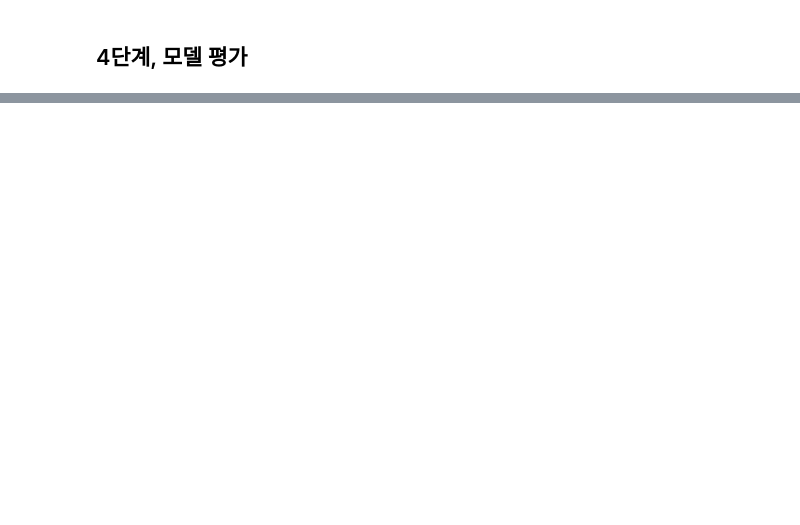
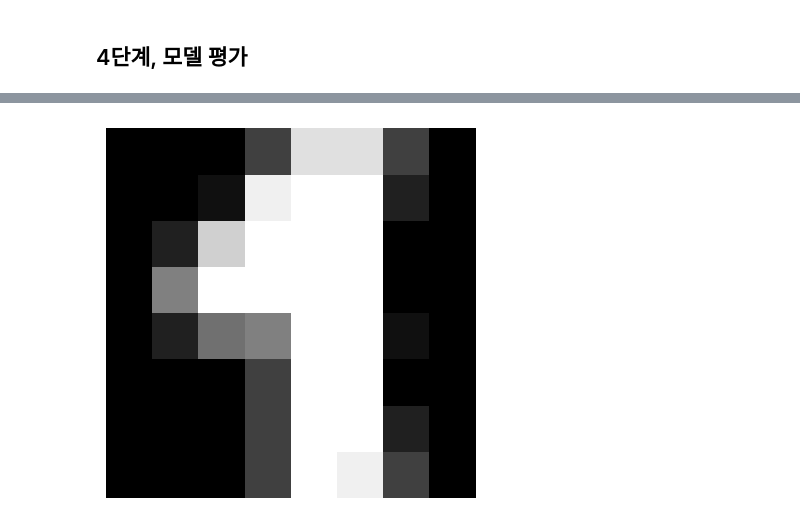
Before and after one commit to 2-si-u/kdt_ml, a Jupyter notebook: 11. 머신러닝(SGD, ADAM).ipynb, the cells around one changed output, grey strips where cells are left out. Cells and saved outputs as stored; diff of their text form; code cells hidden in the pictures; blank space fills up the shorter version.

```diff
--- a/11. 머신러닝(SGD, ADAM).ipynb
+++ b/11. 머신러닝(SGD, ADAM).ipynb
@@ -428,0 +803,6 @@ with torch.no_grad():
+# %%
+plt.imshow(X_batch[0].reshape((8, 8)), cmap="gray")
+plt.axis("off")
+plt.show()
+# %% [output]
+[figure, added]
```
Also changed, not shown: parts of 42 cells of this notebook, 1 other file.
